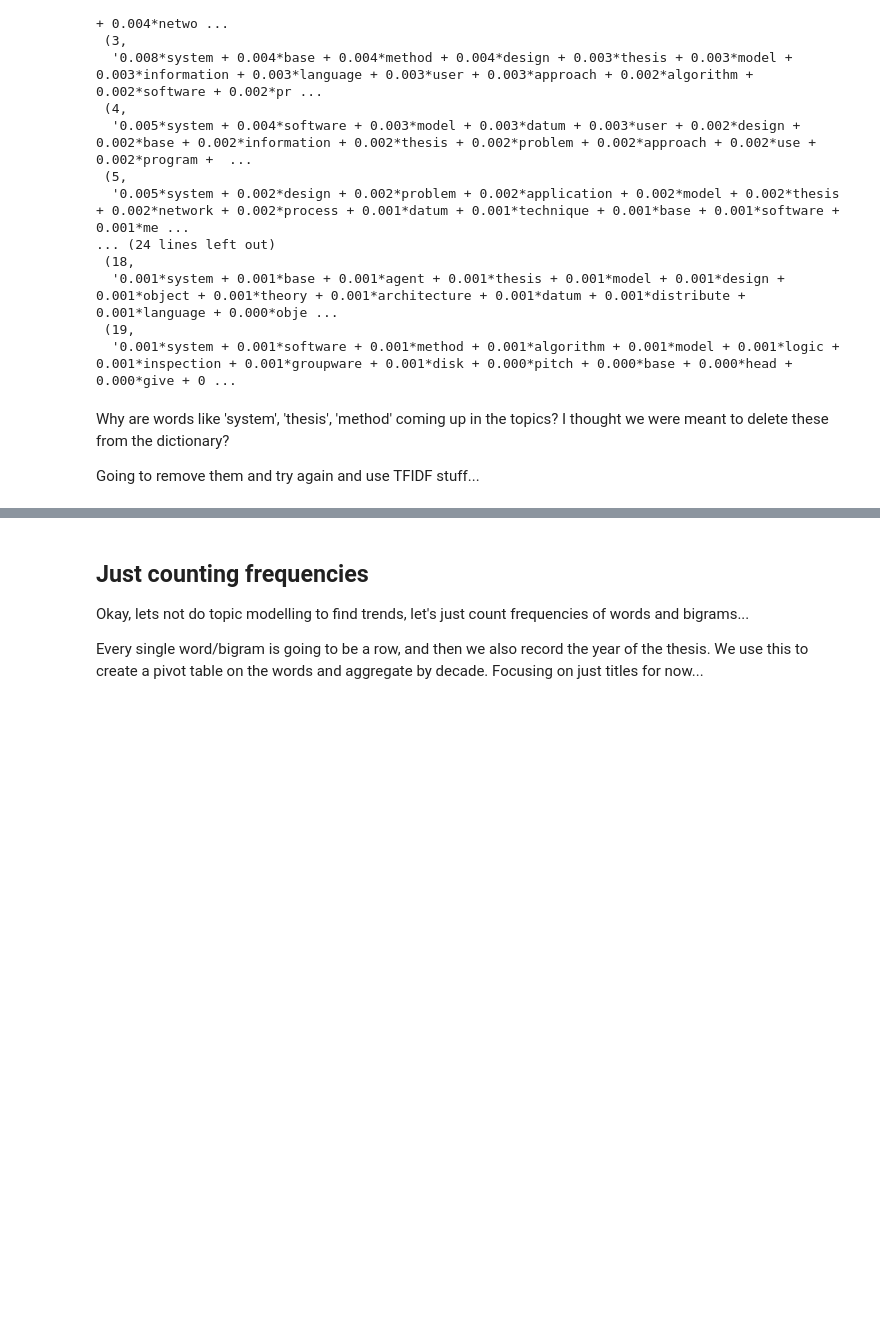
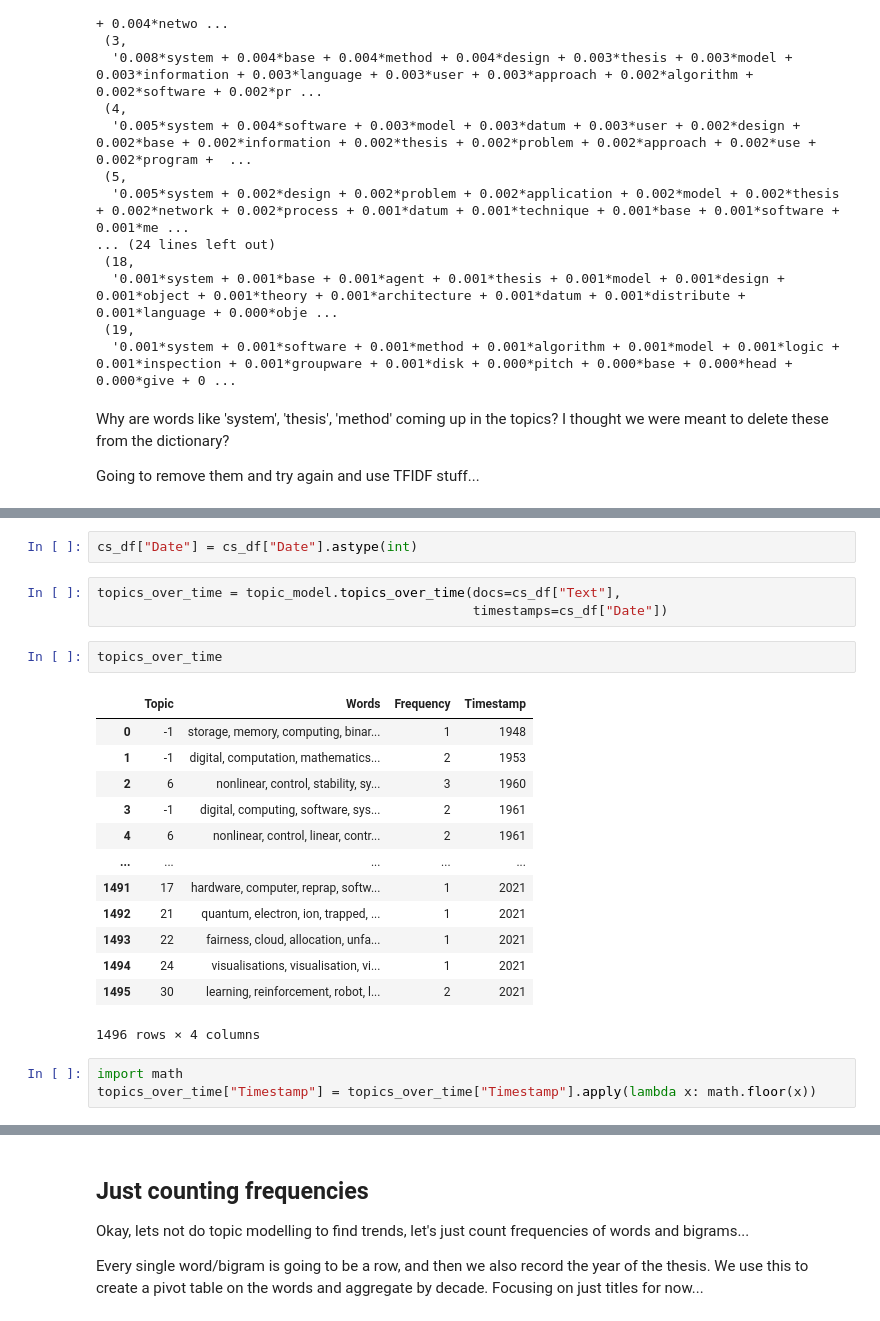
Before and after one commit to rchan26/ethos_TDS, a Jupyter notebook: notebooks/topic_modelling.ipynb, the cells around one changed output, grey strips where cells are left out. Drawn from its saved outputs; the diff is of its cells as text; blank space fills up the shorter version.

```diff
--- a/notebooks/topic_modelling.ipynb
+++ b/notebooks/topic_modelling.ipynb
@@ -193,0 +346,24 @@ Going to remove them and try again and use TFIDF stuff...
+# %%
+cs_df["Date"] = cs_df["Date"].astype(int)
+# %%
+topics_over_time = topic_model.topics_over_time(docs=cs_df["Text"],
+                                                timestamps=cs_df["Date"])
+# %%
+topics_over_time
+# %% [output]
+|  | Topic | Words | Frequency | Timestamp |
+| 0 | -1 | storage, memory, computing, binar... | 1 | 1948 |
+| 1 | -1 | digital, computation, mathematics... | 2 | 1953 |
+| 2 | 6 | nonlinear, control, stability, sy... | 3 | 1960 |
+| 3 | -1 | digital, computing, software, sys... | 2 | 1961 |
+| 4 | 6 | nonlinear, control, linear, contr... | 2 | 1961 |
+| ... | ... | ... | ... | ... |
+| 1491 | 17 | hardware, computer, reprap, softw... | 1 | 2021 |
+| 1492 | 21 | quantum, electron, ion, trapped, ... | 1 | 2021 |
+| 1493 | 22 | fairness, cloud, allocation, unfa... | 1 | 2021 |
+| 1494 | 24 | visualisations, visualisation, vi... | 1 | 2021 |
+| 1495 | 30 | learning, reinforcement, robot, l... | 2 | 2021 |
+1496 rows × 4 columns
+# %%
+import math
+topics_over_time["Timestamp"] = topics_over_time["Timestamp"].apply(lambda x: math.floor(x))
```
Also changed, not shown: parts of 27 cells of this notebook, 3 other files.
